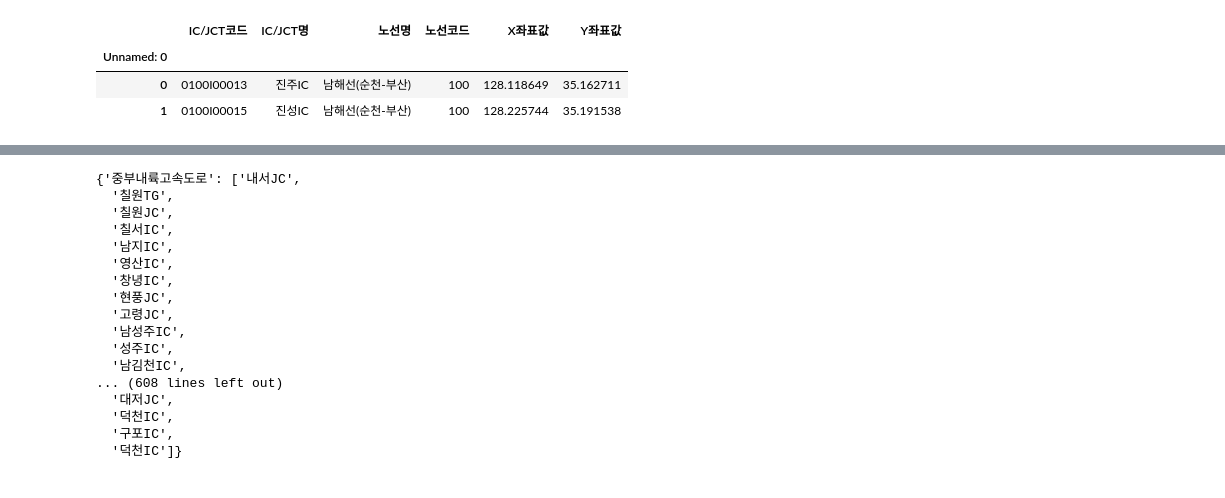
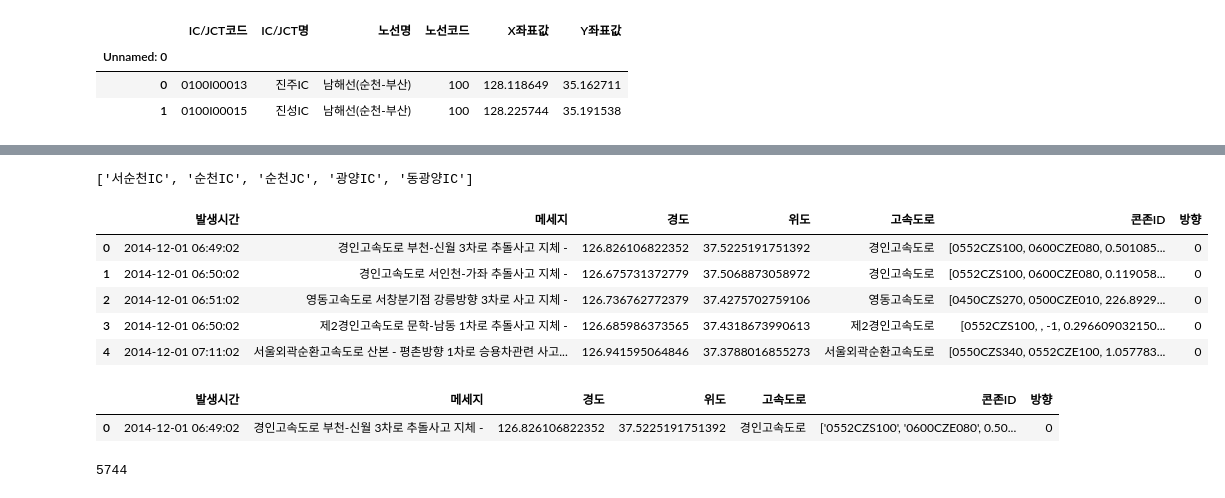
Before and after one commit to ghghtygh/akc_rproject, a Jupyter notebook: 구간관련.ipynb, the cells around one changed output, grey strips where cells are left out. Cells and saved outputs as stored; diff of their text form; code cells hidden in the pictures.

```diff
--- a/구간관련.ipynb
+++ b/구간관련.ipynb
@@ -107,4 +125,6 @@ a
 # %%
+# 고속도로별 구간 IC/JC 명 : ic_dic
+
 n_name = list(a['노선명'])
 n_code = list(a['노선코드'])
 
@@ -114,10 +134,9 @@ for i in range(len(n_name)):
 
     tt = []
     tmp = list(df_cz_name['콘존명'][df_cz_name['노선번호']==n_code[i]])
-    t=''
     for t in tmp:
         tt.append(t.split('-')[0])
-    tt.append(t.split('-')[1])
+    #tt.append(t.split('-')[1])
     #tt=list(set(tt))
     #tt=set(tt) 이거쓰면안댐
     tmp = n_name[i]
@@ -126,23 +145,6 @@ for i in range(len(n_name)):
         tmp='남해선'
     ic_dic[tmp[:-1]+'고속도로']=tt
 
-ic_dic
-#이거 순서 맞는지 확인 필요
+ic_dic['남해고속도로'][0:5]
 # %% [output]
-{'중부내륙고속도로': ['내서JC',
-  '칠원TG',
-  '칠원JC',
-  '칠서IC',
-  '남지IC',
-  '영산IC',
-  '창녕IC',
-  '현풍JC',
-  '고령JC',
-  '남성주IC',
-  '성주IC',
-  '남김천IC',
-... (608 lines left out)
-  '대저JC',
-  '덕천IC',
-  '구포IC',
-  '덕천IC']}
+['서순천IC', '순천IC', '순천JC', '광양IC', '동광양IC']
@@ -148,0 +215,13 @@ ic_dic
+# %%
+#print(Find_CZID(129.101614,35.256977,'경부고속도로'))
+
+df_acc['콘존ID'] = df_acc.apply(lambda row: Find_CZID(row['경도'], row['위도'],row['고속도로']), axis=1)
+
+df_acc.head(5)
+# %% [output]
+|  | 발생시간 | 메세지 | 경도 | 위도 | 고속도로 | 콘존ID | 방향 |
+| 0 | 2014-12-01 06:49:02 | 경인고속도로 부천-신월 3차로 추돌사고 지체 - | 126.826106822352 | 37.5225191751392 | 경인고속도로 | [0552CZS100, 0600CZE080, 0.501085... | 0 |
+| 1 | 2014-12-01 06:50:02 | 경인고속도로 서인천-가좌 추돌사고 지체 - | 126.675731372779 | 37.5068873058972 | 경인고속도로 | [0552CZS100, 0600CZE080, 0.119058... | 0 |
+| 2 | 2014-12-01 06:51:02 | 영동고속도로 서창분기점 강릉방향 3차로 사고 지체 - | 126.736762772379 | 37.4275702759106 | 영동고속도로 | [0450CZS270, 0500CZE010, 226.8929... | 0 |
+| 3 | 2014-12-01 06:50:02 | 제2경인고속도로 문학-남동 1차로 추돌사고 지체 - | 126.685986373565 | 37.4318673990613 | 제2경인고속도로 | [0552CZS100, , -1, 0.296609032150... | 0 |
+| 4 | 2014-12-01 07:11:02 | 서울외곽순환고속도로 산본 - 평촌방향 1차로 승용차관련 사고... | 126.941595064846 | 37.3788016855273 | 서울외곽순환고속도로 | [0550CZS340, 0552CZE100, 1.057783... | 0 |
@@ -148,0 +230,13 @@ ic_dic
+# %%
+df_acc[df_acc['고속도로']=='경인고속도로'].head(1)
+# %% [output]
+|  | 발생시간 | 메세지 | 경도 | 위도 | 고속도로 | 콘존ID | 방향 |
+| 0 | 2014-12-01 06:49:02 | 경인고속도로 부천-신월 3차로 추돌사고 지체 - | 126.826106822352 | 37.5225191751392 | 경인고속도로 | ['0552CZS100', '0600CZE080', 0.50... | 0 |
+# %%
+count=0
+for tmp in df_acc['콘존ID']:
+    if tmp[2]>100:
+        count+=1
+count
+# %% [output]
+5744
```
Also changed, not shown: parts of 43 cells of this notebook, 9 other files.
